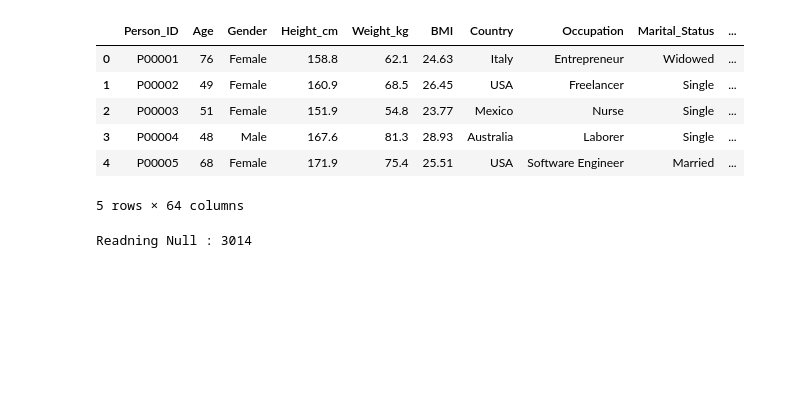
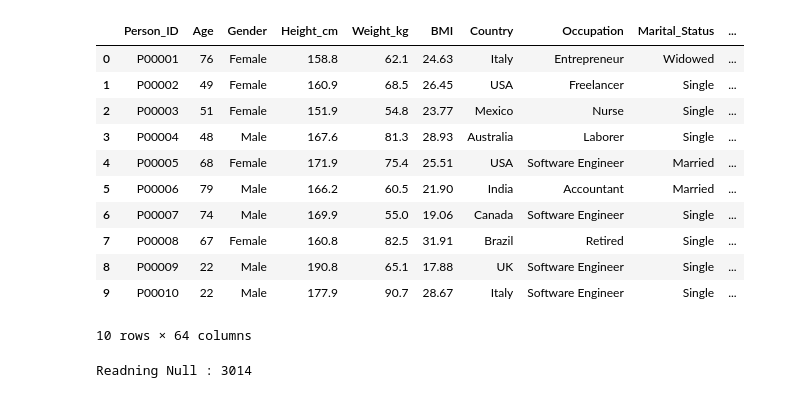
Before and after one commit to tiopramana/machine_learning, a Jupyter notebook: Project/Early_Wakeup/main.ipynb, the cells around one changed output. Saved outputs shown, nothing was run; the diff lists cells and outputs as text; code cells hidden in the pictures; blank space fills up the shorter version.

```diff
--- a/Project/Early_Wakeup/main.ipynb
+++ b/Project/Early_Wakeup/main.ipynb
@@ -13,17 +14,22 @@ from imblearn.combine import SMOTETomek
 # %%
 data_path = "early_wakeup_health_dataset.csv"
 
 df = pd.read_csv(data_path)
 
-df.head()
+df.head(10)
 # %% [output]
 |  | Person_ID | Age | Gender | Height_cm | Weight_kg | BMI | Country | Occupation | Marital_Status | ... |
 | 0 | P00001 | 76 | Female | 158.8 | 62.1 | 24.63 | Italy | Entrepreneur | Widowed | ... |
 | 1 | P00002 | 49 | Female | 160.9 | 68.5 | 26.45 | USA | Freelancer | Single | ... |
 | 2 | P00003 | 51 | Female | 151.9 | 54.8 | 23.77 | Mexico | Nurse | Single | ... |
 | 3 | P00004 | 48 | Male | 167.6 | 81.3 | 28.93 | Australia | Laborer | Single | ... |
 | 4 | P00005 | 68 | Female | 171.9 | 75.4 | 25.51 | USA | Software Engineer | Married | ... |
+| 5 | P00006 | 79 | Male | 166.2 | 60.5 | 21.90 | India | Accountant | Married | ... |
+| 6 | P00007 | 74 | Male | 169.9 | 55.0 | 19.06 | Canada | Software Engineer | Single | ... |
+| 7 | P00008 | 67 | Female | 160.8 | 82.5 | 31.91 | Brazil | Retired | Single | ... |
+| 8 | P00009 | 22 | Male | 190.8 | 65.1 | 17.88 | UK | Software Engineer | Single | ... |
+| 9 | P00010 | 22 | Male | 177.9 | 90.7 | 28.67 | Italy | Software Engineer | Single | ... |
-5 rows × 64 columns
+10 rows × 64 columns
 # %%
 # Reading Missing Values
 print(f"Readning Null : {df.isnull().sum().max()}")
```
Also changed, not shown: parts of 14 cells of this notebook, 2 other files.
